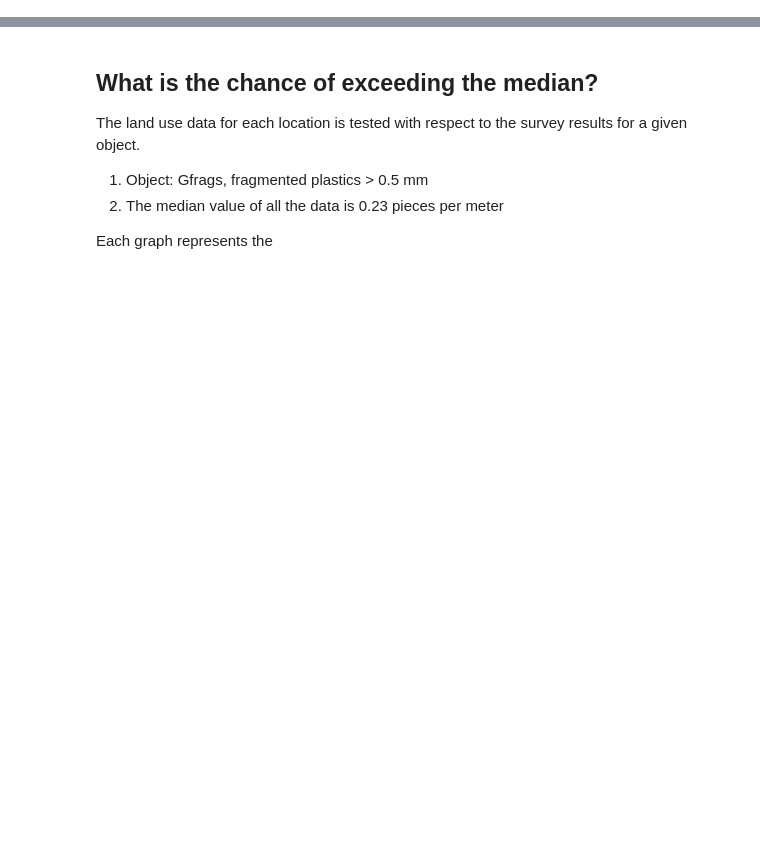
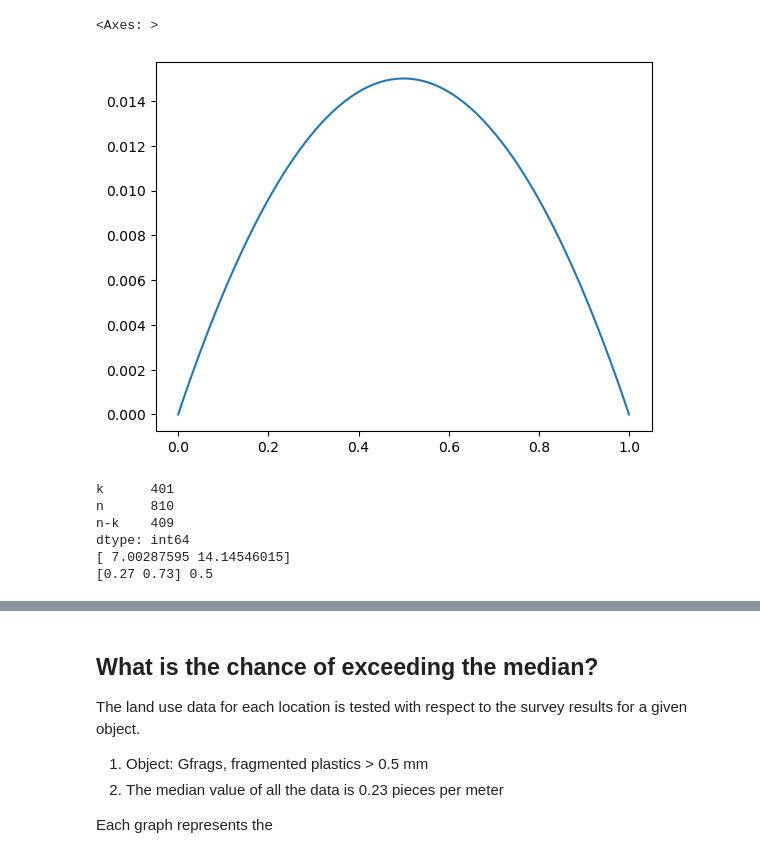
Before and after one commit to hammerdirt-analyst/landuse, a Jupyter notebook: probability.ipynb, the cells around one changed output, grey strips where cells are left out. Saved outputs shown, nothing was run; the diff lists cells and outputs as text; code cells hidden in the pictures; blank space fills up the shorter version.

Commit message:
added landuse scales, beta model

```diff
--- a/probability.ipynb
+++ b/probability.ipynb
@@ -147,0 +489,43 @@ pd.DataFrame(index = data_summary.keys(), data=data_summary.values()).style.set_
+# %%
+posterior.plot()
+# %% [output]
+<Axes: >
+[figure, added]
+# %%
+# the locations of interest
+locations = df[df.feature == "lac-leman"].location.unique()
+
+# the the survey results for the location
+current = tested.loc[locations]
+
+# this is P(theta|landuse_i)  where landuse is only concerned with
+# locations of a given feature.
+by_feature = dflcx[dflcx.feature == "lac-leman"].drop_duplicates(["use", "binned"])
+
+# k, n and n-k for the feature landuse values
+# where k is exceeded threshold
+# by_feature[["k", "n", "n-k"]].sum()
+ft = by_feature[["k", "n", "n-k"]].sum()
+kl_nl = ft["k"]/ft["n"]
+print(ft)
+
+# get the mean from the lake posterior and set variance to a limit
+mu = kl_nl
+var = 0.01
+
+# alpha beta minimized
+scaled = optimize.root(minimize_alpha_beta, [1,1], args=(mu, var)).x
+nlake, klake = round(scaled[1]), round(scaled[0])
+xlake = binom.pmf(klake, nlake, xs)
+print(scaled)
+
+post_l = posterior*xlake
+post_l.normalize()
+print(post_l.credible_interval(.96), post_l.mean())
+# %% [output]
+k      401
+n      810
+n-k    409
+dtype: int64
+[ 7.00287595 14.14546015]
+[0.27 0.73] 0.5
```
Also changed, not shown: parts of 35 cells of this notebook, 4 other files.
